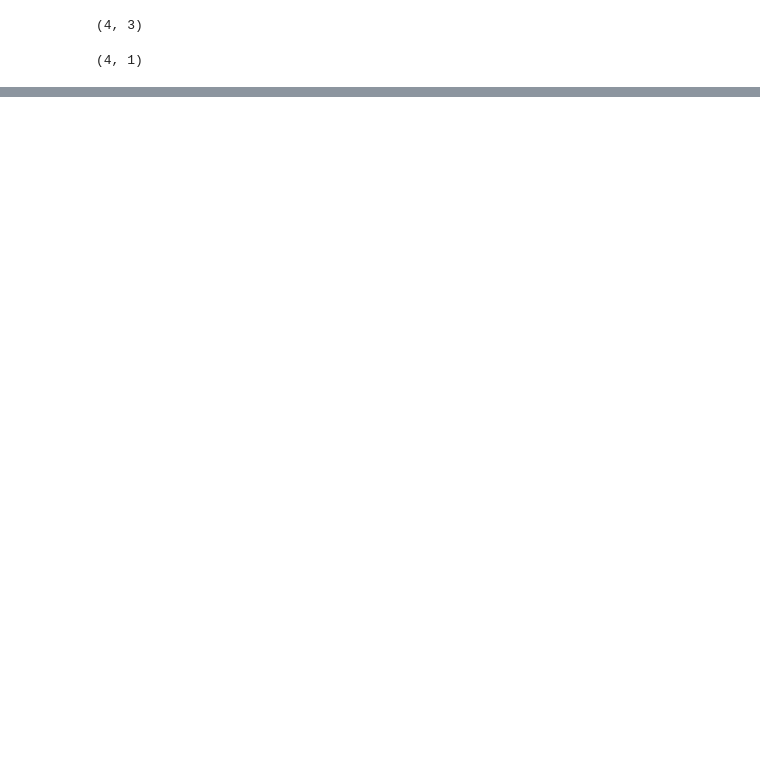
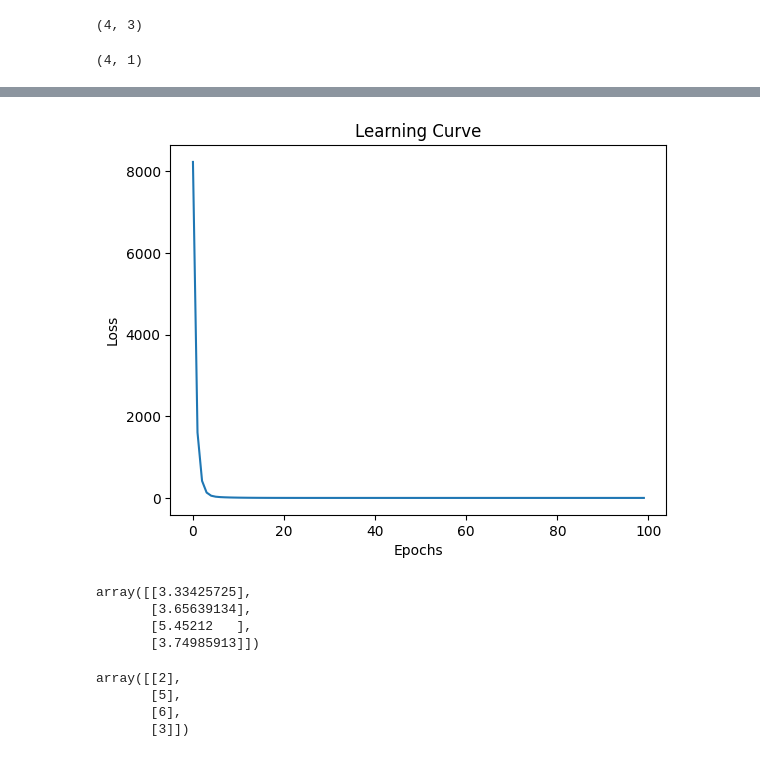
Before and after one commit to The237/DeepLearningCourses, a Jupyter notebook: 01_05_Gradient_Descent.ipynb, the cells around one changed output, grey strips where cells are left out. Cells and saved outputs as stored; diff of their text form; code cells hidden in the pictures; blank space fills up the shorter version.

Commit message:
Add the computation of the predictions

```diff
--- a/01_05_Gradient_Descent.ipynb
+++ b/01_05_Gradient_Descent.ipynb
@@ -113,0 +141,3 @@ gradient(info, params)
+# %%
+for p in params:
+  params[p] -= lr*grads[p]
@@ -113,0 +151,2 @@ gradient(info, params)
+# %%
+new_loss1, info = erreur(X,Y, params)
@@ -113,0 +157,18 @@ gradient(info, params)
+# %%
+def train(X, Y, params, epoch, lr):
+  errors = []
+  for i in range(epoch):
+
+    # forward
+    loss , info = erreur(X,Y, params)
+    errors.append(loss)
+    print(f'Epoch {i+1} ............. loss : {loss}')
+
+    # backward
+    grads = gradient(info, params)
+
+    # update
+    for p in params:
+      params[p] -= lr*grads[p]
+
+  return params, errors
@@ -113,0 +196,2 @@ gradient(info, params)
+# %%
+params, errors = train(X, Y, params, epoch = 100, lr = .01)
@@ -113,0 +218,8 @@ gradient(info, params)
+# %%
+plt.plot(list(range(len(errors))), errors)
+plt.xlabel("Epochs")
+plt.ylabel("Loss")
+plt.title("Learning Curve")
+plt.show()
+# %% [output]
+[figure, added]
@@ -113,0 +237,14 @@ gradient(info, params)
+# %%
+prediction
+# %% [output]
+array([[3.33425725],
+       [3.65639134],
+       [5.45212   ],
+       [3.74985913]])
+# %%
+Y
+# %% [output]
+array([[2],
+       [5],
+       [6],
+       [3]])
```
Also changed, not shown: parts of 22 cells of this notebook.
